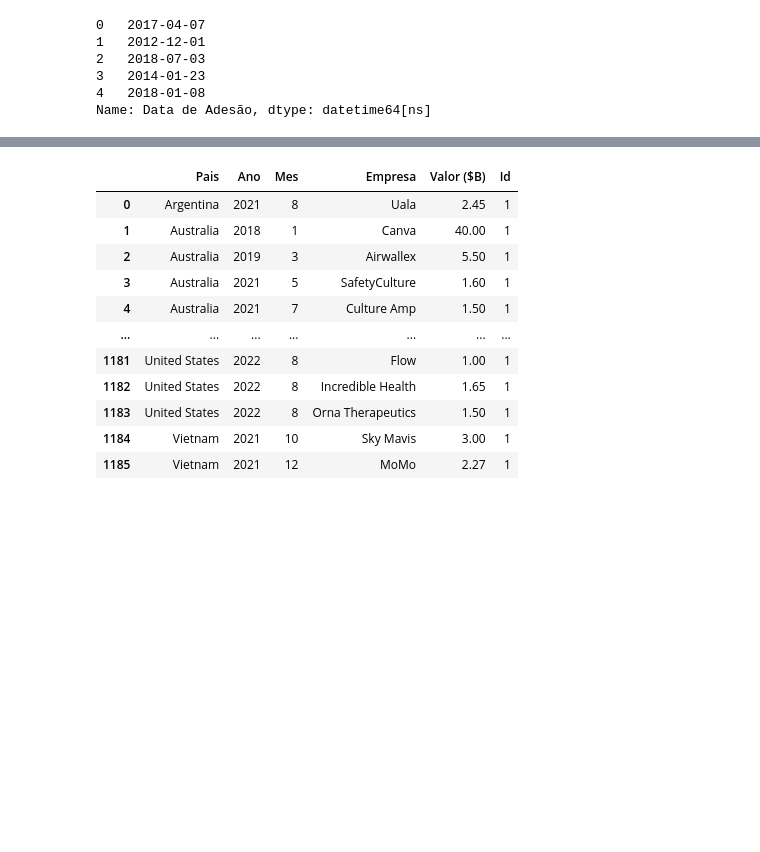
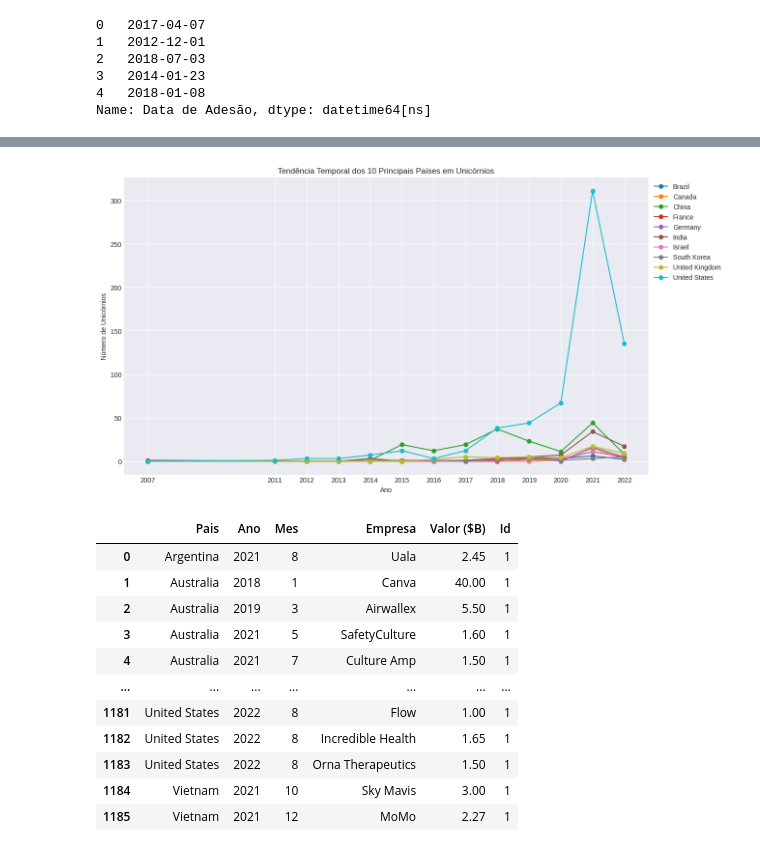
Before and after one commit to vhsmdev/analise-de-dados-projeto-unicornio, a Jupyter notebook: Projeto_Unicornios.ipynb, the cells around one changed output, grey strips where cells are left out. Drawn from its saved outputs; the diff is of its cells as text; code cells hidden in the pictures; blank space fills up the shorter version.

```diff
--- a/Projeto_Unicornios.ipynb
+++ b/Projeto_Unicornios.ipynb
@@ -212,3 +220,26 @@ Base_Dados.head()
+# %%
+# Calculando o numero total de unicórnios por país
+total_unicornios_por_pais = Base_Dados['Pais'].value_counts()
+
+top_10_paises = total_unicornios_por_pais.head(10).index
+
+dados_top_10_paises = Base_Dados[Base_Dados['Pais'].isin(top_10_paises)]
+
+tendencia_temporal_top_10_paises = dados_top_10_paises.groupby(['Pais', 'Ano']).size().unstack(fill_value=0)
+
+plt.figure(figsize=(14, 8))
+for pais in tendencia_temporal_top_10_paises.index:
+    plt.plot(tendencia_temporal_top_10_paises.columns, tendencia_temporal_top_10_paises.loc[pais], marker='o', label=pais)
+
+plt.title('Tendência Temporal dos 10 Principais Países em Unicórnios')
+plt.xlabel('Ano')
+plt.ylabel('Número de Unicórnios')
+plt.grid(True)
+plt.xticks(ticks=tendencia_temporal_top_10_paises.columns, labels=tendencia_temporal_top_10_paises.columns)
+plt.legend(loc='upper left', bbox_to_anchor=(1, 1))
+plt.show()
+# %% [output]
+[figure, added]
 # %%
 # Tratando o campo de valor
 Base_Dados["Valor ($B)"] = pd.to_numeric(Base_Dados["Valor ($B)"].apply(lambda Linha: Linha.replace("$", "")))
```
Also changed, not shown: parts of 8 cells of this notebook.
